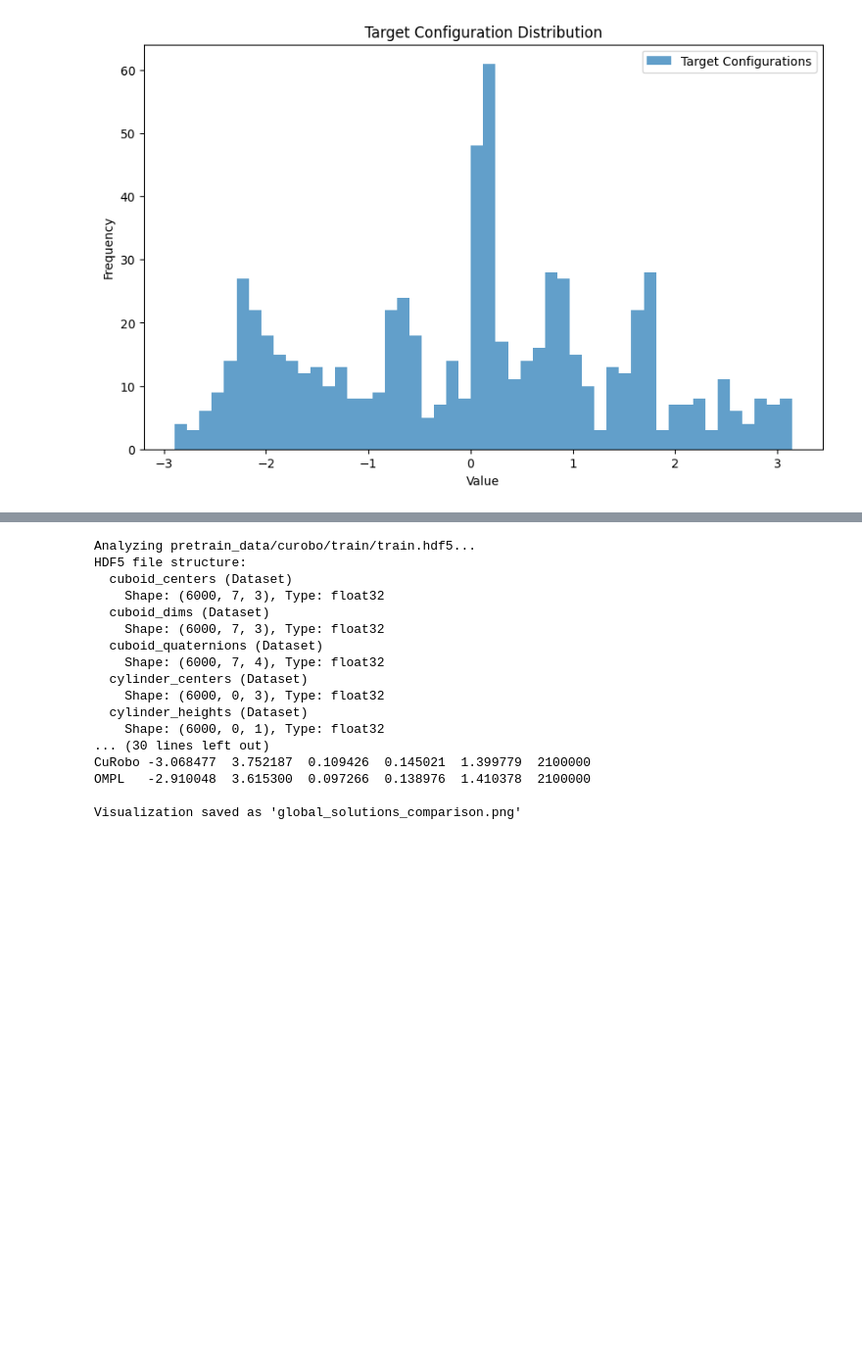
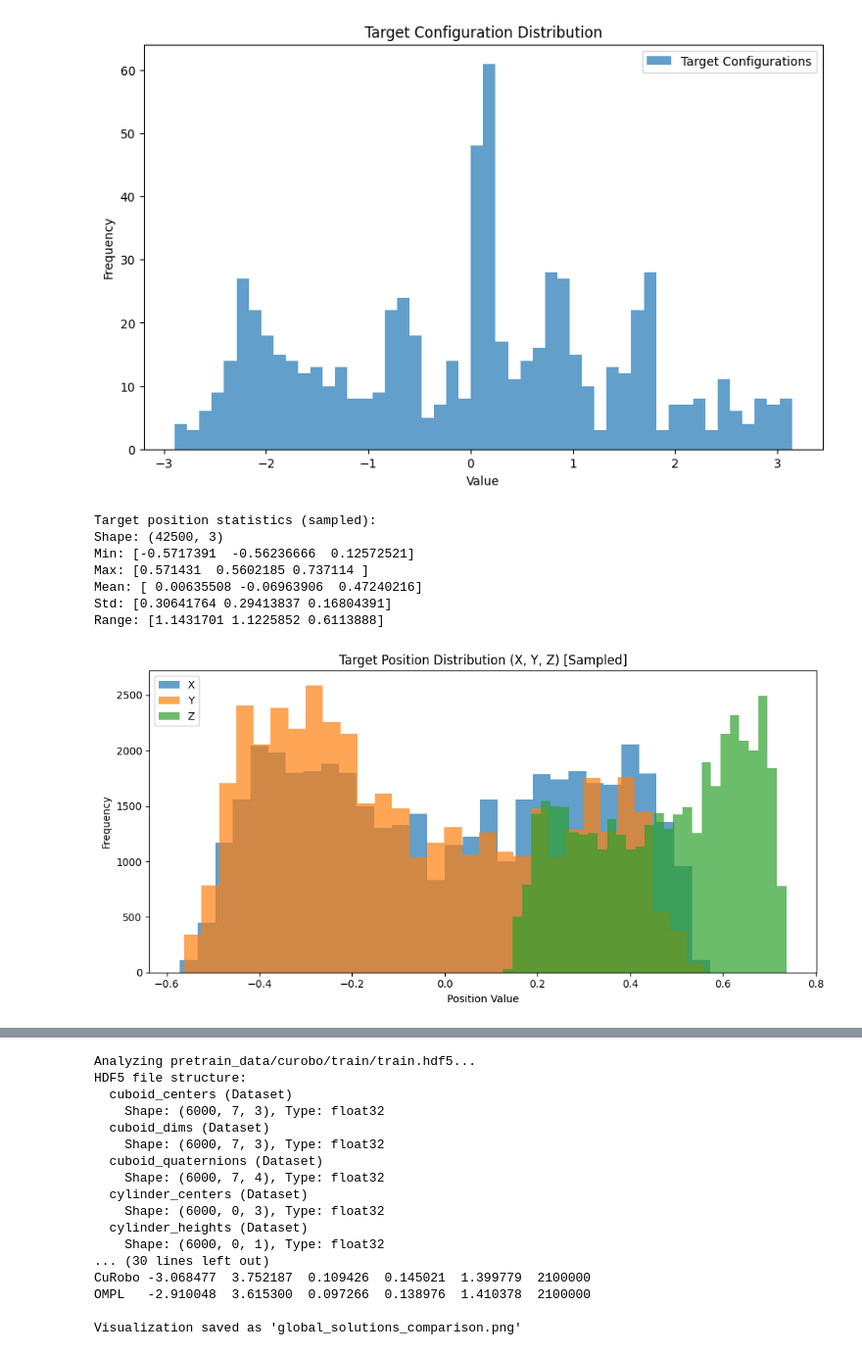
Before and after one commit to zipping-suger/motion_policy, a Jupyter notebook: note.ipynb, the cells around one changed output, grey strips where cells are left out. Shown at 98% size. Drawn from its saved outputs; the diff is of its cells as text; code cells hidden in the pictures; blank space fills up the shorter version.

```diff
--- a/note.ipynb
+++ b/note.ipynb
@@ -95,0 +104,8 @@ downsize_and_split(input_file="../data/free/ompl/all_data.hdf5",
+# %%
+with h5py.File(input_file, "r") as f:
+    cuboid_centers = f["cuboid_centers"][0]
+    cuboid_dims = f["cuboid_dims"][0]
+    cuboid_quaternions = f["cuboid_quaternions"][0]
+    print("cuboid_centers[0]:", cuboid_centers)
+    print("cuboid_dims[0]:", cuboid_dims)
+    print("cuboid_quaternions[0]:", cuboid_quaternions)
@@ -240,11 +287,12 @@ for i, batch in enumerate(train_loader):
 from data_loader import DataModule
 
 # Define parameters for the DataModule
-data_dir = "pretrain_data/mpinets_hybrid_training_data"  # Replace with the actual path to your data
+data_dir = "pretrain_data/ompl_free_8k"  # Replace with the actual path to your data
 trajectory_key = "global_solutions"  # Replace with the actual key in your dataset
 # trajectory_key = "hybrid_solutions"  # Replace with the actual key in your dataset
 num_robot_points = 2048
 num_obstacle_points = 4096
+num_target_points = 128  # This is not used in MpiNet, but required by the DataModule
 random_scale = 0  # For MpiNet, it's 0.015
 batch_size = 1
 
@@ -254,6 +302,8 @@ data_module = DataModule(
     trajectory_key=trajectory_key,
     num_robot_points=num_robot_points,
     num_obstacle_points=num_obstacle_points,
+    num_target_points=num_target_points,
+    train_mode="pretrain",
     random_scale=random_scale,
     batch_size=batch_size,
 )
@@ -372,3 +422,52 @@ Number of batches in validation loader: 22500
 [figure]
 [figure]
 [figure]
+# %%
+import numpy as np
+
+# Sample a portion of the training set for target position statistics
+target_positions = []
+sample_portion = 0.1  # Use 10% of the batches
+max_batches = int(len(train_loader) * sample_portion)
+max_batches = max(1, max_batches)  # At least 1 batch
+
+for i, batch in enumerate(train_loader):
+    target_pose = batch["target_pose"]
+    if target_pose.ndim == 2 and target_pose.shape[1] >= 3:
+        # Assume first 3 values are position
+        positions = target_pose[:, :3].cpu().numpy()
+        target_positions.append(positions)
+    if i + 1 >= max_batches:
+        break
+
+target_positions = np.concatenate(target_positions, axis=0)
+
+print("Target position statistics (sampled):")
+print(f"Shape: {target_positions.shape}")
+print(f"Min: {np.min(target_positions, axis=0)}")
+print(f"Max: {np.max(target_positions, axis=0)}")
+print(f"Mean: {np.mean(target_positions, axis=0)}")
+print(f"Std: {np.std(target_positions, axis=0)}")
+print(f"Range: {np.ptp(target_positions, axis=0)}")
+
+import matplotlib.pyplot as plt
+
+plt.figure(figsize=(10, 5))
+plt.hist(target_positions[:, 0], bins=30, alpha=0.7, label='X')
+plt.hist(target_positions[:, 1], bins=30, alpha=0.7, label='Y')
+plt.hist(target_positions[:, 2], bins=30, alpha=0.7, label='Z')
+plt.xlabel("Position Value")
+plt.ylabel("Frequency")
+plt.title("Target Position Distribution (X, Y, Z) [Sampled]")
+plt.legend()
+plt.tight_layout()
+plt.show()
+# %% [output]
+Target position statistics (sampled):
+Shape: (42500, 3)
+Min: [-0.5717391  -0.56236666  0.12572521]
+Max: [0.571431  0.5602185 0.737114 ]
+Mean: [ 0.00635508 -0.06963906  0.47240216]
+Std: [0.30641764 0.29413837 0.16804391]
+Range: [1.1431701 1.1225852 0.6113888]
+[figure, added]
```
Also changed, not shown: parts of 9 cells of this notebook, 7 other files.
